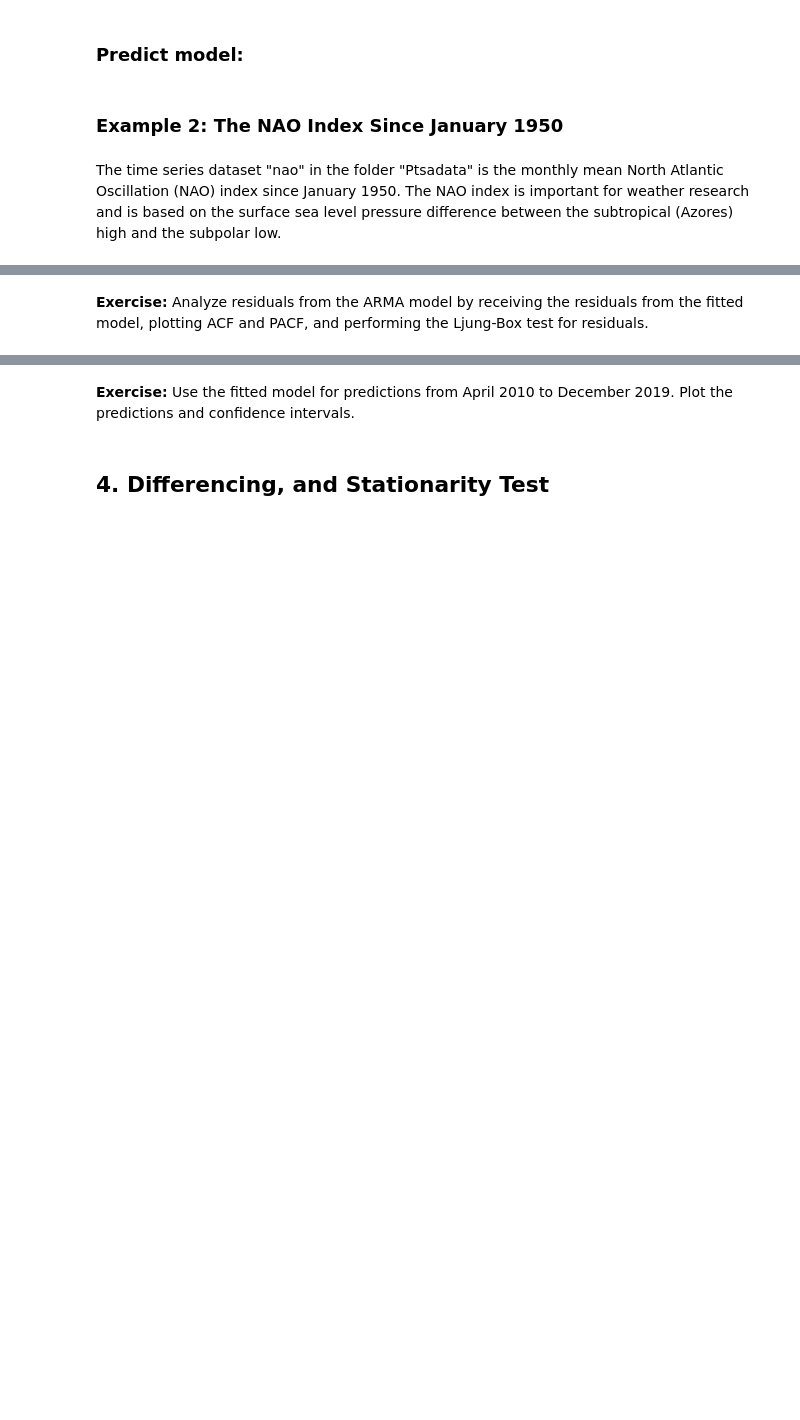
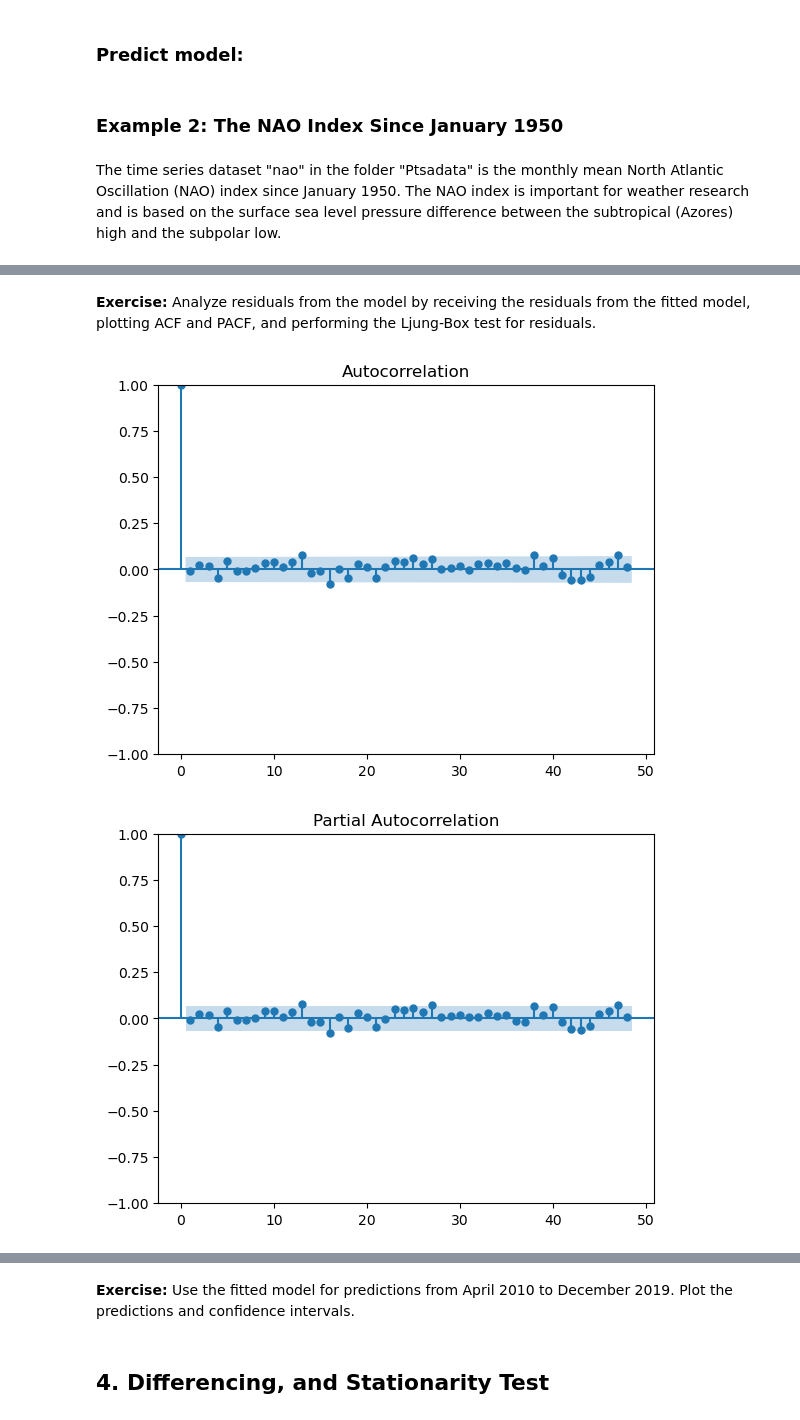
Before and after one commit to anolte-DSC/Python_Time_Series, a Jupyter notebook: Notebooks/C2_TS_Theory_Stationary_TS_Models.ipynb, the cells around one changed output, grey strips where cells are left out. Saved outputs shown, nothing was run; the diff lists cells and outputs as text; code cells hidden in the pictures; blank space fills up the shorter version.

```diff
--- a/Notebooks/C2_TS_Theory_Stationary_TS_Models.ipynb
+++ b/Notebooks/C2_TS_Theory_Stationary_TS_Models.ipynb
@@ -302,0 +328,4 @@ plt.show()
+# %%
+# We choose to fit an AR(1) model
+ar1 = ARIMA(naots, order=(1, 0, 0)).fit()
+print(ar1.summary())
@@ -303,2 +350,30 @@ plt.show()
 # %% [markdown]
-**Exercise:** Analyze residuals from the ARMA model by receiving the residuals from the fitted model, plotting ACF and PACF, and performing the Ljung-Box test for residuals.
+**Exercise:** Analyze residuals from the model by receiving the residuals from the fitted model, plotting ACF and PACF, and performing the Ljung-Box test for residuals.
+# %%
+# Analyze residuals from the ARIMA model
+resid1 = ar1.resid
+
+# Plot ACF and PACF of the residuals
+plot_acf(resid1, lags=48)
+plt.show()
+plot_pacf(resid1, lags=48)
+plt.show()
+
+# Perform the Ljung-Box test for residuals
+    # Calculate Ljung-Box test statistics and p-values
+ljung_box_results = acorr_ljungbox(resid1, lags=50, return_df=True)
+    # Create a plot for the p-values
+plt.figure()
+plt.plot(ljung_box_results['lb_pvalue'], marker='o', linestyle='-', color='b')
+plt.axhline(y=0.05, color='r', linestyle='--')  # 5% significance level
+plt.title('Ljung-Box Test P-Values')
+plt.xlabel('Lags')
+plt.ylabel('P-Value')
+plt.xticks(np.arange(0, 31, 1))
+plt.grid()
+plt.xticks(ljung_box_results.index)  # Set x-ticks to all lags
+plt.gca().set_xticklabels([str(int(x)) if x % 2 == 0 else '' for x in ljung_box_results.index])
+plt.show()
+# %% [output]
+[figure, added]
+[figure, added]
```
Also changed, not shown: parts of 21 cells of this notebook.
